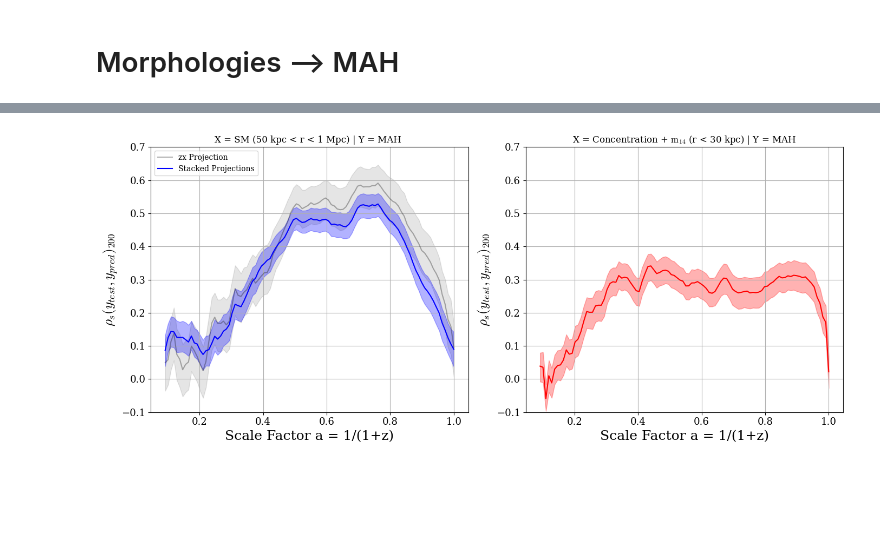
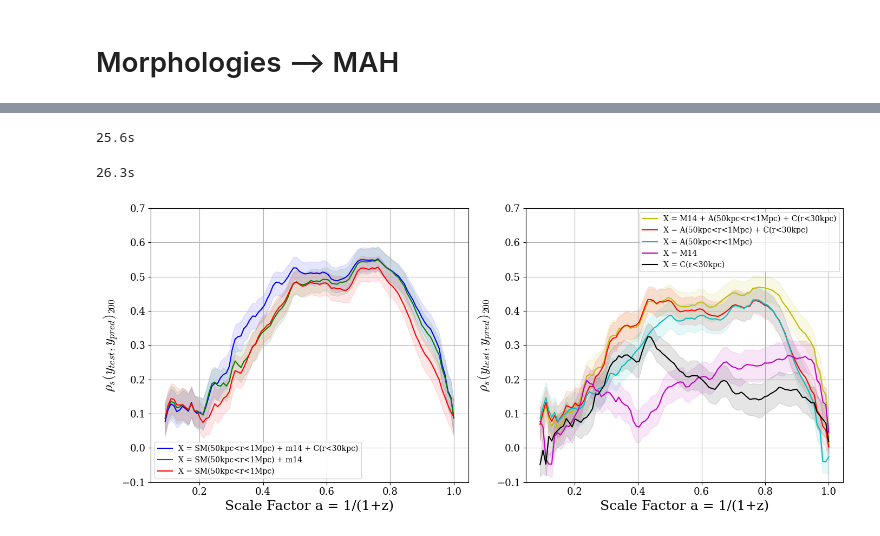
Before and after one commit to Kabelo-T/cluster_morph, a Jupyter notebook: multicam.ipynb, the cells around one changed output, grey strips where cells are left out. Drawn from its saved outputs; the diff is of its cells as text; code cells hidden in the pictures; blank space fills up the shorter version.

Commit message:
more plotting fun

```diff
--- a/multicam.ipynb
+++ b/multicam.ipynb
@@ -278,25 +336,83 @@ print(f'{end - start:.1f}s')
+# %%
+# X = C(r<30kpc)
+
+start = time.time()
+
+x = np.vstack([iconc]).T
+y = stacked_mah
+sp_corr = multicorr(x, y)
+gp25, gp50, gp75 = [], [], []
+for x in sp_corr.T:
+    gp25.append(np.percentile(x, q=25))
+    gp50.append(np.percentile(x, q=50))
+    gp75.append(np.percentile(x, q=75))
+
+end = time.time()
+print(f'{end - start:.1f}s')
+# %% [output]
+25.6s
+# %%
+# X = A(50kpc<r<1Mpc) + C(r<30kpc)
+
+start = time.time()
+
+x = np.vstack([iconc, smdf['A']]).T
+y = stacked_mah
+sp_corr = multicorr(x, y)
+hp25, hp50, hp75 = [], [], []
+for x in sp_corr.T:
+    hp25.append(np.percentile(x, q=25))
+    hp50.append(np.percentile(x, q=50))
+    hp75.append(np.percentile(x, q=75))
+
+end = time.time()
+print(f'{end - start:.1f}s')
+# %% [output]
+26.3s
 # %%
 fig, axs = plt.subplots(nrows=1, ncols=2, figsize=(14, 6))
-axs[0].plot(common_aexp, sp50, color='k', alpha=0.3, label='zx Projection')
-axs[0].fill_between(common_aexp, sp25, sp75, color='k', alpha=0.1)
-axs[0].plot(common_aexp, p50, color='b', label='Stacked Projections')
-axs[0].fill_between(common_aexp, p25, p75, color='b', alpha=0.3)
+
+axs[0].plot(common_aexp, ap50, color='b', label='X = SM(50kpc<r<1Mpc) + m14 + C(r<30kpc)')
+axs[0].fill_between(common_aexp, ap25, ap75, color='b', alpha=0.1)
+
+axs[0].plot(common_aexp, bp50, color='g', label='X = SM(50kpc<r<1Mpc) + m14')
+axs[0].fill_between(common_aexp, bp25, bp75, color='g', alpha=0.1)
+
+axs[0].plot(common_aexp, cp50, color='r', label='X = SM(50kpc<r<1Mpc)')
+axs[0].fill_between(common_aexp, cp25, cp75, color='r', alpha=0.1)
+
 axs[0].set_xlabel('Scale Factor a = 1/(1+z)')
 axs[0].set_ylabel(r'$\rho_s (y_{test}, y_{pred})_{200}$')
 axs[0].set_ylim(-0.1, 0.7)
-axs[0].set_title(r'X = SM (50 kpc < r < 1 Mpc) | Y = MAH ')
 axs[0].grid()
 axs[0].legend()
 
-axs[1].plot(common_aexp, cp50, color='r')
-axs[1].fill_between(common_aexp, cp25, cp75, color='r', alpha=0.3)
+axs[1].plot(common_aexp, fp50, color='y',
+            label='X = M14 + A(50kpc<r<1Mpc) + C(r<30kpc)')
+axs[1].fill_between(common_aexp, fp25, fp75, color='y', alpha=0.1)
+
+axs[1].plot(common_aexp, hp50, color='r', label='X = A(50kpc<r<1Mpc) + C(r<30kpc)')
+axs[1].fill_between(common_aexp, hp25, hp75, color='r', alpha=0.1)
+
+axs[1].plot(common_aexp, dp50, color='c', label='X = A(50kpc<r<1Mpc)')
+axs[1].fill_between(common_aexp, dp25, dp75, color='c', alpha=0.1)
+
+axs[1].plot(common_aexp, ep50, color='m', label='X = M14')
+axs[1].fill_between(common_aexp, ep25, ep75, color='m', alpha=0.1)
+
+
+
+axs[1].plot(common_aexp, gp50, color='k', label='X = C(r<30kpc)')
+axs[1].fill_between(common_aexp, gp25, gp75, color='k', alpha=0.1)
+
+
 axs[1].set_xlabel('Scale Factor a = 1/(1+z)')
 axs[1].set_ylabel(r'$\rho_s (y_{test}, y_{pred})_{200}$')
 axs[1].set_ylim(-0.1, 0.7)
-axs[1].set_title(r'X = Concentration + $\text{m}_{14}$ (r < 30 kpc) | Y = MAH ')
 axs[1].grid()
+axs[1].legend()
 plt.tight_layout()
 # plt.savefig('plots/morphs_to_mah.pdf')
 plt.show()
 # %% [output]
-[figure, old version]
+[figure, new version]
```
Also changed, not shown: parts of 7 cells of this notebook, 9 other files.
